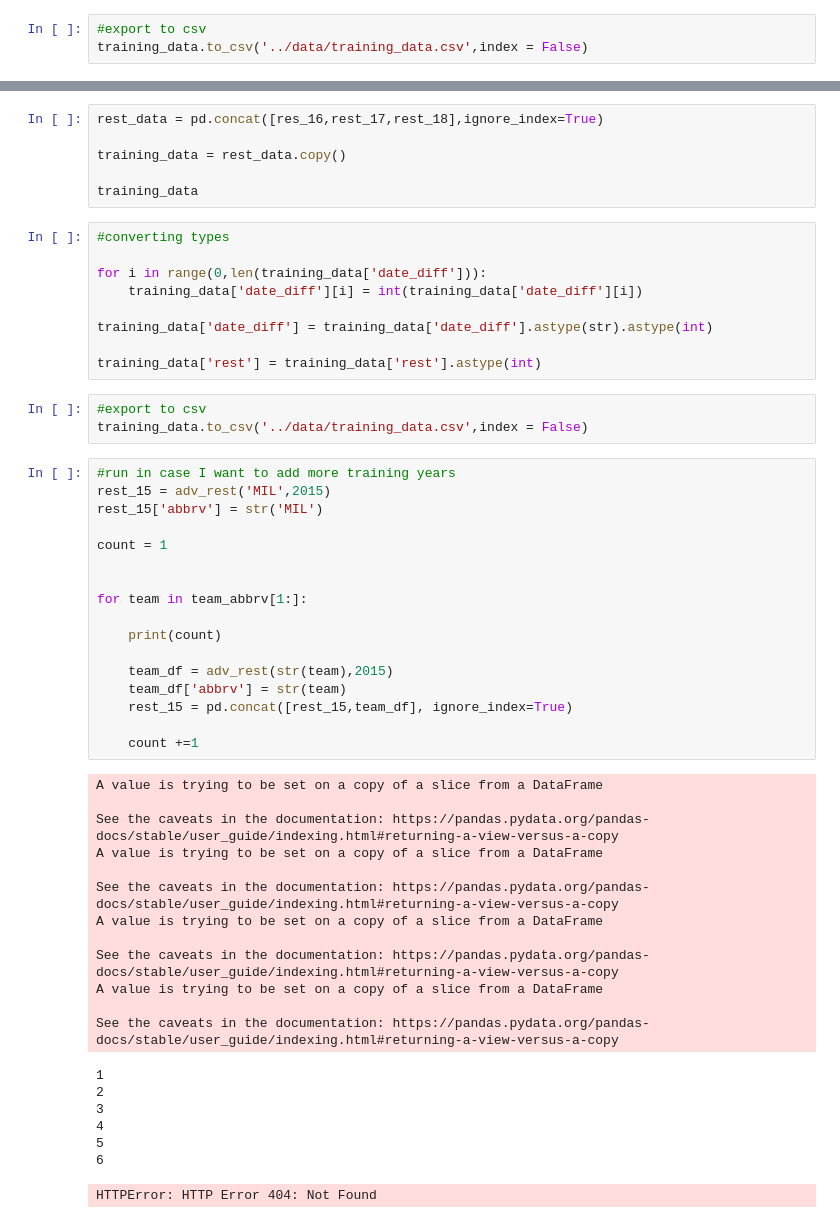
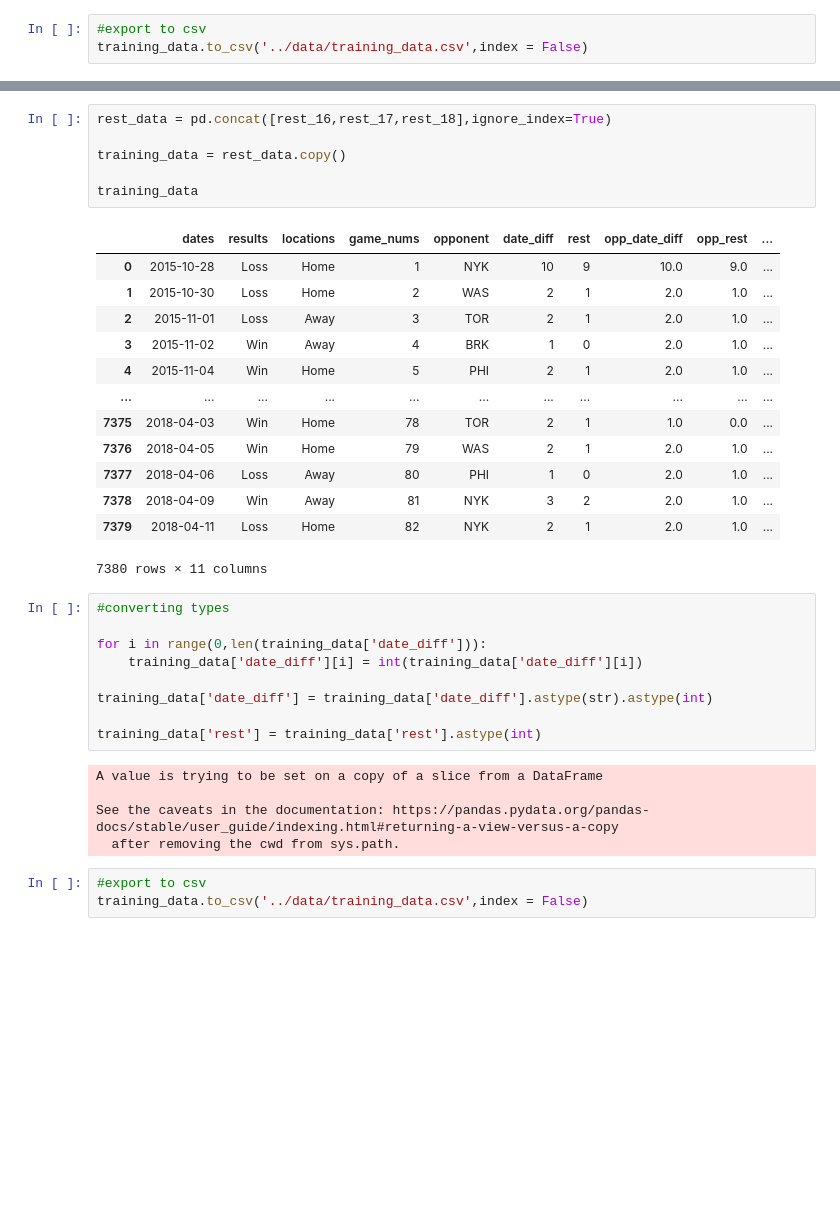
Before and after one commit to Jonlittle27/NBA_Rest, a Jupyter notebook: preparations/training_league_data.ipynb, the cells around one changed output, grey strips where cells are left out. Saved outputs shown, nothing was run; the diff lists cells and outputs as text; blank space fills up the shorter version.

```diff
--- a/preparations/training_league_data.ipynb
+++ b/preparations/training_league_data.ipynb
@@ -330,11 +330,25 @@ See the caveats in the documentation: https://pandas.pydata.org/pandas-docs/stab
 28
 29
 # %%
-rest_data = pd.concat([res_16,rest_17,rest_18],ignore_index=True)
+rest_data = pd.concat([rest_16,rest_17,rest_18],ignore_index=True)
 
 training_data = rest_data.copy()
 
 training_data
+# %% [output]
+|  | dates | results | locations | game_nums | opponent | date_diff | rest | opp_date_diff | opp_rest | ... |
+| 0 | 2015-10-28 | Loss | Home | 1 | NYK | 10 | 9 | 10.0 | 9.0 | ... |
+| 1 | 2015-10-30 | Loss | Home | 2 | WAS | 2 | 1 | 2.0 | 1.0 | ... |
+| 2 | 2015-11-01 | Loss | Away | 3 | TOR | 2 | 1 | 2.0 | 1.0 | ... |
+| 3 | 2015-11-02 | Win | Away | 4 | BRK | 1 | 0 | 2.0 | 1.0 | ... |
+| 4 | 2015-11-04 | Win | Home | 5 | PHI | 2 | 1 | 2.0 | 1.0 | ... |
+| ... | ... | ... | ... | ... | ... | ... | ... | ... | ... | ... |
+| 7375 | 2018-04-03 | Win | Home | 78 | TOR | 2 | 1 | 1.0 | 0.0 | ... |
+| 7376 | 2018-04-05 | Win | Home | 79 | WAS | 2 | 1 | 2.0 | 1.0 | ... |
+| 7377 | 2018-04-06 | Loss | Away | 80 | PHI | 1 | 0 | 2.0 | 1.0 | ... |
+| 7378 | 2018-04-09 | Win | Away | 81 | NYK | 3 | 2 | 2.0 | 1.0 | ... |
+| 7379 | 2018-04-11 | Loss | Home | 82 | NYK | 2 | 1 | 2.0 | 1.0 | ... |
+7380 rows × 11 columns
 # %%
 #converting types
 
@@ -344,43 +358,11 @@ for i in range(0,len(training_data['date_diff'])):
 training_data['date_diff'] = training_data['date_diff'].astype(str).astype(int)
 
 training_data['rest'] = training_data['rest'].astype(int)
+# %% [output]
+A value is trying to be set on a copy of a slice from a DataFrame
+
+See the caveats in the documentation: https://pandas.pydata.org/pandas-docs/stable/user_guide/indexing.html#returning-a-view-versus-a-copy
+  after removing the cwd from sys.path.
 # %%
 #export to csv
 training_data.to_csv('../data/training_data.csv',index = False)
-# %%
-#run in case I want to add more training years
-rest_15 = adv_rest('MIL',2015)
-rest_15['abbrv'] = str('MIL')
-
-count = 1
-
-
-for team in team_abbrv[1:]:
-
-    print(count)
-
-    team_df = adv_rest(str(team),2015)
-    team_df['abbrv'] = str(team)
-    rest_15 = pd.concat([rest_15,team_df], ignore_index=True)
-
-    count +=1
-# %% [output]
-A value is trying to be set on a copy of a slice from a DataFrame
-
-See the caveats in the documentation: https://pandas.pydata.org/pandas-docs/stable/user_guide/indexing.html#returning-a-view-versus-a-copy
-A value is trying to be set on a copy of a slice from a DataFrame
-
-See the caveats in the documentation: https://pandas.pydata.org/pandas-docs/stable/user_guide/indexing.html#returning-a-view-versus-a-copy
-A value is trying to be set on a copy of a slice from a DataFrame
-
-See the caveats in the documentation: https://pandas.pydata.org/pandas-docs/stable/user_guide/indexing.html#returning-a-view-versus-a-copy
-A value is trying to be set on a copy of a slice from a DataFrame
-
-See the caveats in the documentation: https://pandas.pydata.org/pandas-docs/stable/user_guide/indexing.html#returning-a-view-versus-a-copy
-1
-2
-3
-4
-5
-6
-HTTPError: HTTP Error 404: Not Found
```
Also changed, not shown: parts of 7 cells of this notebook, 14 other files.
